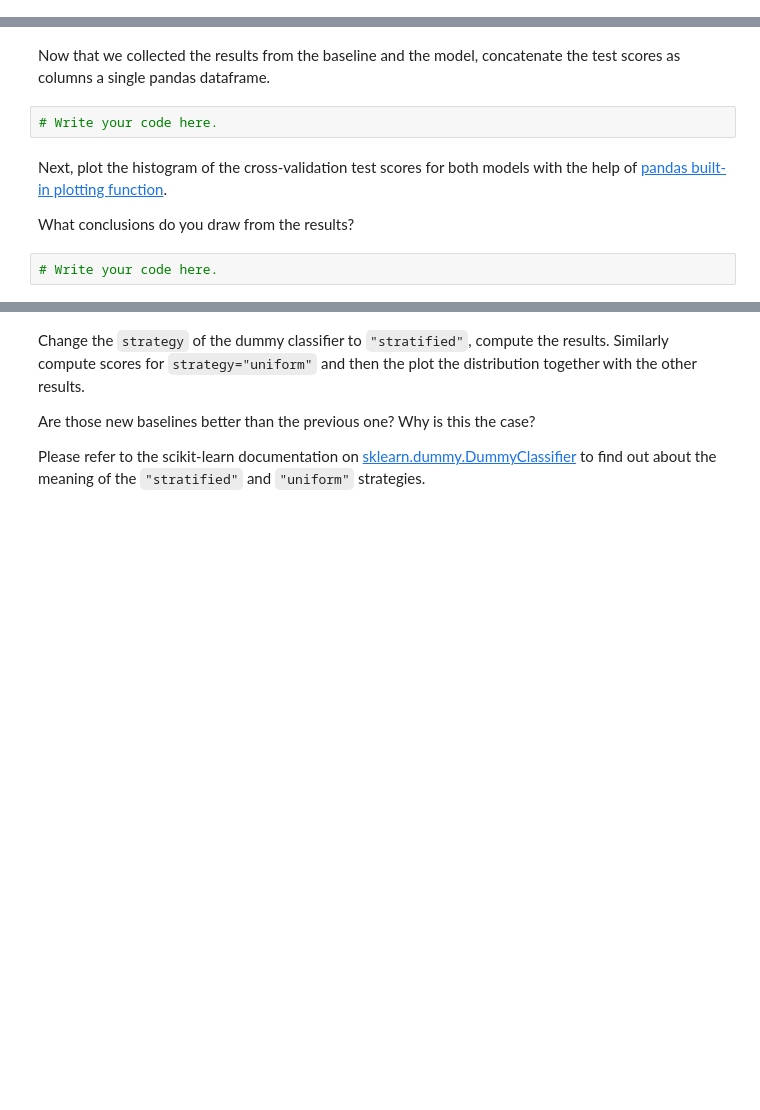
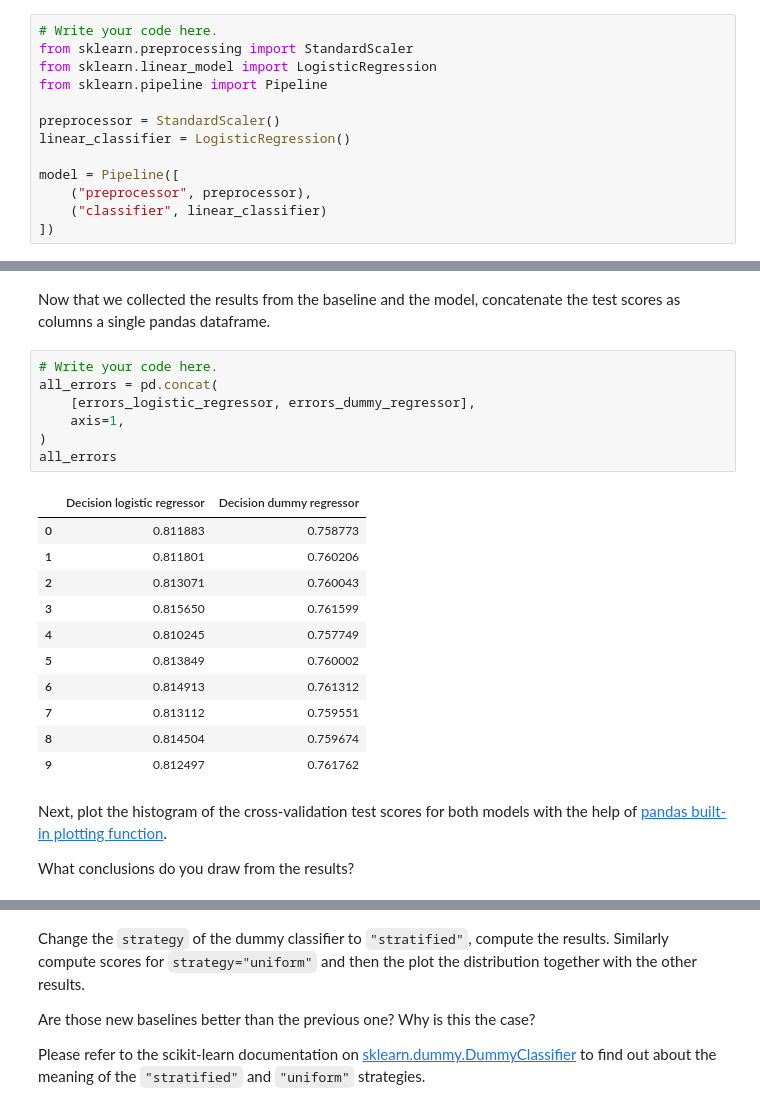
Before and after one commit to FelipeCybis/scikit-learn-mooc, a Jupyter notebook: notebooks/cross_validation_ex_02.ipynb, the cells around one changed output, grey strips where cells are left out. Cells and saved outputs as stored; diff of their text form; blank space fills up the shorter version.

```diff
--- a/notebooks/cross_validation_ex_02.ipynb
+++ b/notebooks/cross_validation_ex_02.ipynb
@@ -25,3 +26,16 @@ standardize the data followed by a logistic regression classifier.
+# %%
+# Write your code here.
+from sklearn.preprocessing import StandardScaler
+from sklearn.linear_model import LogisticRegression
+from sklearn.pipeline import Pipeline
+
+preprocessor = StandardScaler()
+linear_classifier = LogisticRegression()
+
+model = Pipeline([
+    ("preprocessor", preprocessor),
+    ("classifier", linear_classifier)
+])
 # %% [markdown]
 Compute the cross-validation (test) scores for the classifier on this
 dataset. Store the results pandas Series as we did in the previous notebook.
@@ -42,6 +99,23 @@ Now that we collected the results from the baseline and the model,
 concatenate the test scores as columns a single pandas dataframe.
 # %%
 # Write your code here.
+all_errors = pd.concat(
+    [errors_logistic_regressor, errors_dummy_regressor],
+    axis=1,
+)
+all_errors
+# %% [output]
+|  | Decision logistic regressor | Decision dummy regressor |
+| 0 | 0.811883 | 0.758773 |
+| 1 | 0.811801 | 0.760206 |
+| 2 | 0.813071 | 0.760043 |
+| 3 | 0.815650 | 0.761599 |
+| 4 | 0.810245 | 0.757749 |
+| 5 | 0.813849 | 0.760002 |
+| 6 | 0.814913 | 0.761312 |
+| 7 | 0.813112 | 0.759551 |
+| 8 | 0.814504 | 0.759674 |
+| 9 | 0.812497 | 0.761762 |
 # %% [markdown]
 
 Next, plot the histogram of the cross-validation test scores for both
@@ -49,5 +123,3 @@ models with the help of [pandas built-in plotting
 function](https://pandas.pydata.org/pandas-docs/stable/user_guide/visualization.html#histograms).
 
 What conclusions do you draw from the results?
-# %%
-# Write your code here.
```
Also changed, not shown: parts of 14 cells of this notebook, 18 other files.
